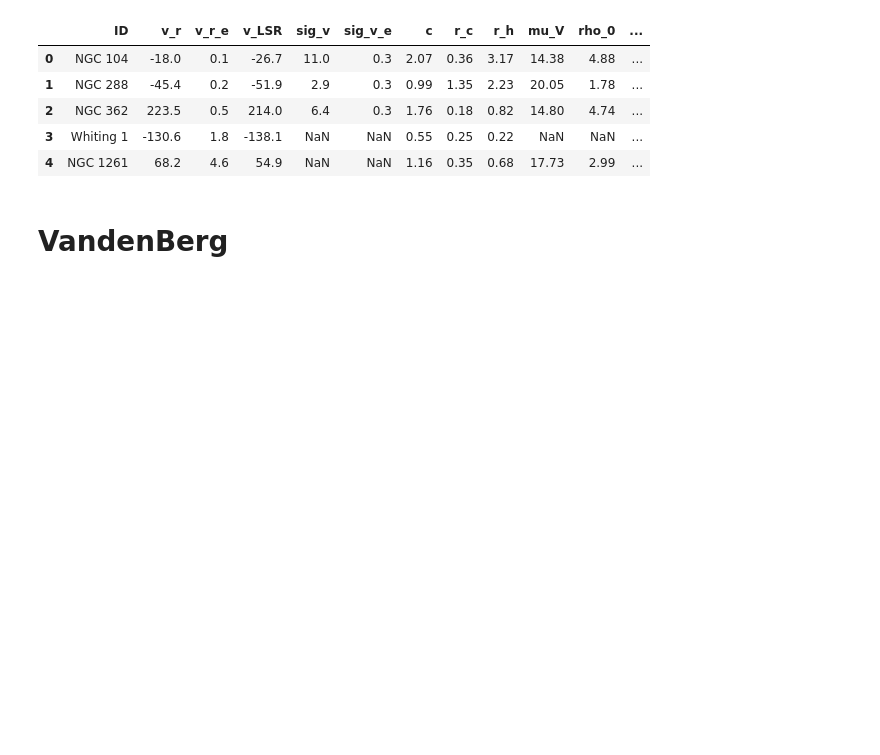
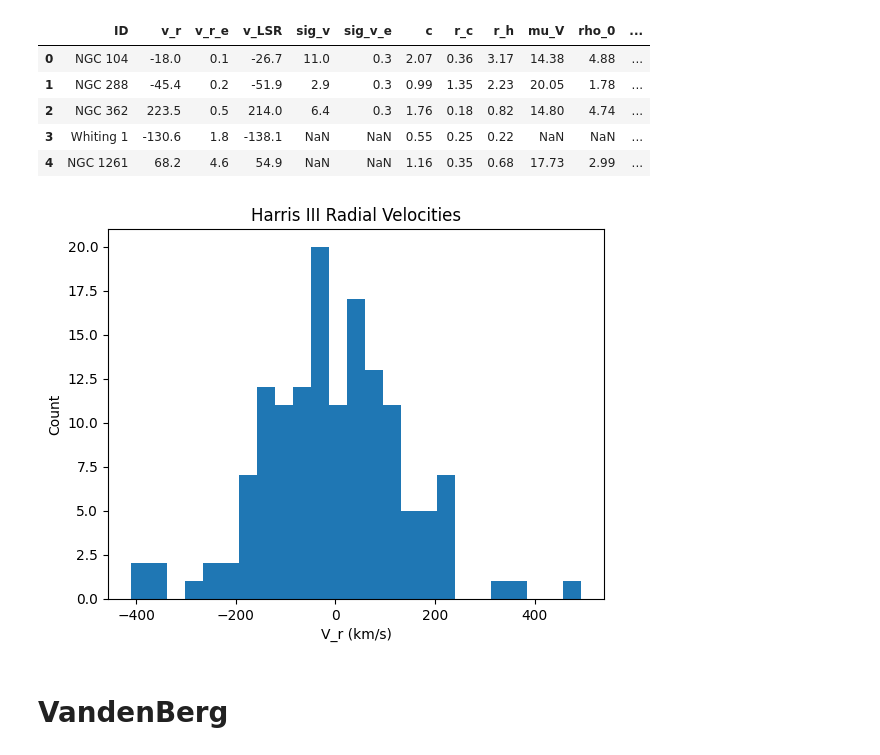
Before and after one commit to sleepdepr1ved/PHYS3116_Team, a Jupyter notebook: project.ipynb, the cells around one changed output. Cells and saved outputs as stored; diff of their text form; code cells hidden in the pictures; blank space fills up the shorter version.

Commit message:
did some more graphs

```diff
--- a/project.ipynb
+++ b/project.ipynb
@@ -34,6 +37,14 @@ harris3.head()
 | 2 | NGC 362 | 223.5 | 0.5 | 214.0 | 6.4 | 0.3 | 1.76 | 0.18 | 0.82 | 14.80 | 4.74 | ... |
 | 3 | Whiting 1 | -130.6 | 1.8 | -138.1 | NaN | NaN | 0.55 | 0.25 | 0.22 | NaN | NaN | ... |
 | 4 | NGC 1261 | 68.2 | 4.6 | 54.9 | NaN | NaN | 1.16 | 0.35 | 0.68 | 17.73 | 2.99 | ... |
+# %%
+plt.hist(harris3["v_r"].dropna(), bins = 25)
+plt.xlabel("V_r (km/s)")
+plt.ylabel("Count")
+plt.title("Harris III Radial Velocities")
+plt.show()
+# %% [output]
+[figure, added]
 # %% [markdown]
 # VandenBerg
 # %%
```
Also changed, not shown: parts of 3 cells of this notebook.
